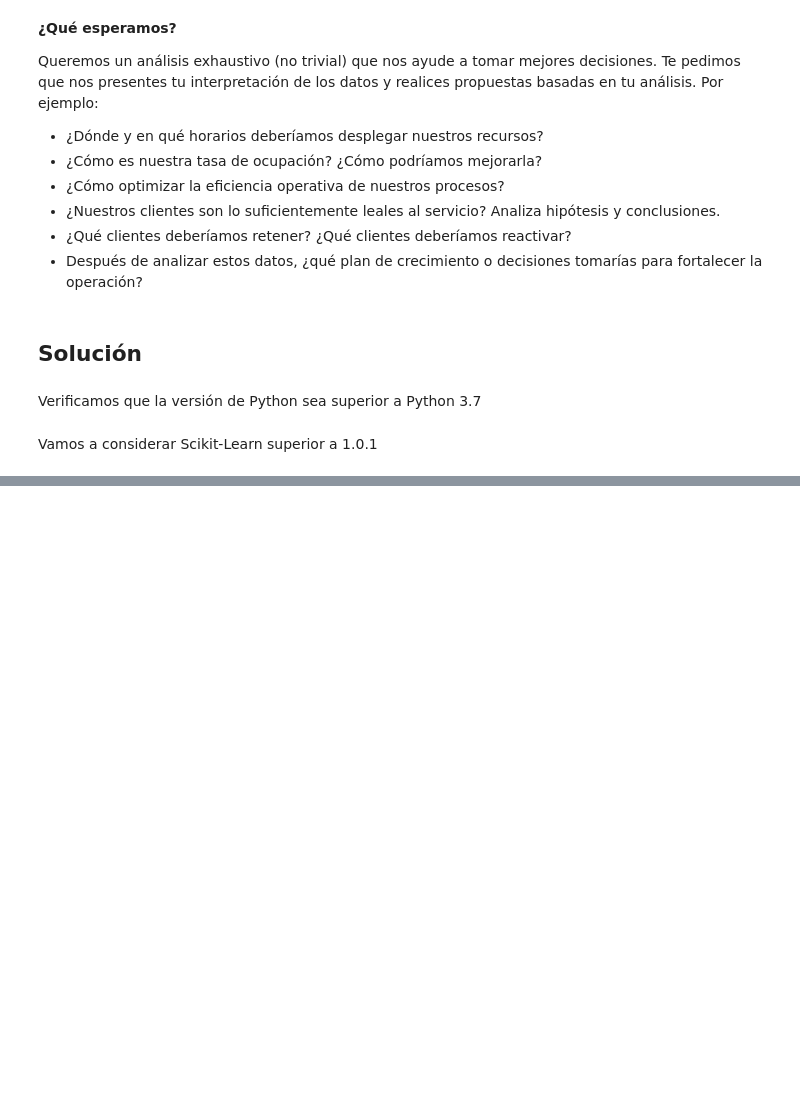
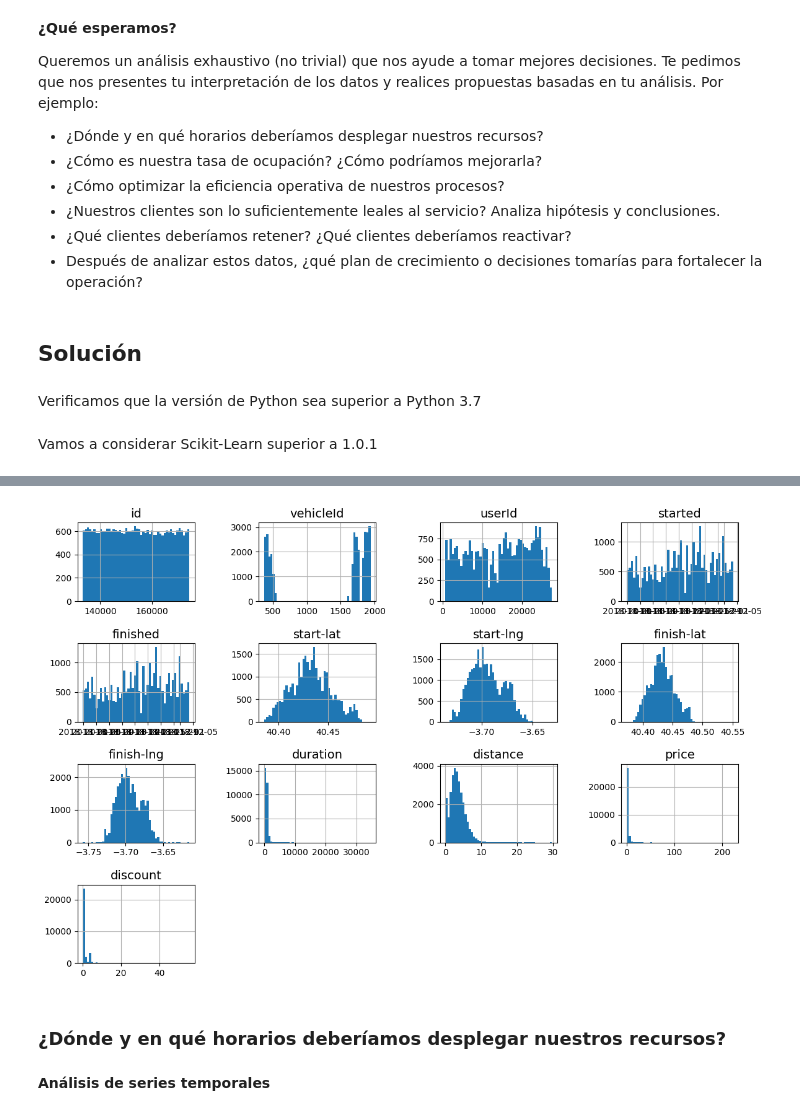
Before and after one commit to jesuusmontalvo/MIA_2024II_Machine_Learning, a Jupyter notebook: Learning/reto_banco_alfin.ipynb, the cells around one changed output, grey strips where cells are left out. Cells and saved outputs as stored; diff of their text form; code cells hidden in the pictures; blank space fills up the shorter version.

```diff
--- a/Learning/reto_banco_alfin.ipynb
+++ b/Learning/reto_banco_alfin.ipynb
@@ -44,3 +44,8 @@ from packaging import version
 import sklearn
 
 assert version.parse(sklearn.__version__) >= version.parse("1.0.1")
+# %%
+from pathlib import Path
+import pandas as pd
+
+data = pd.read_csv(Path("datasets/data.csv"), delimiter=";")
@@ -46,0 +88,3 @@ assert version.parse(sklearn.__version__) >= version.parse("1.0.1")
+# %%
+data['started'] = pd.to_datetime(data['started'], utc=True)
+data['finished'] = pd.to_datetime(data['finished'], utc=True)
@@ -46,0 +137,9 @@ assert version.parse(sklearn.__version__) >= version.parse("1.0.1")
+# %%
+IMAGES_PATH = Path() / "images" / "reto_banco_alfin"
+IMAGES_PATH.mkdir(parents=True, exist_ok=True)
+
+def save_fig(fig_id, tight_layout=True, fig_extension="png", resolution=300):
+    path = IMAGES_PATH / f"{fig_id}.{fig_extension}"
+    if tight_layout:
+        plt.tight_layout()
+    plt.savefig(path, format=fig_extension, dpi=resolution)
@@ -46,0 +164,18 @@ assert version.parse(sklearn.__version__) >= version.parse("1.0.1")
+# %%
+import matplotlib.pyplot as plt
+
+plt.rc('font', size=14)
+plt.rc('axes', labelsize=14, titlesize=14)
+plt.rc('legend', fontsize=14)
+plt.rc('xtick', labelsize=10)
+plt.rc('ytick', labelsize=10)
+
+data.hist(bins=50, figsize=(12, 8))
+save_fig("histogramas_de_los_atributos")
+plt.show()
+# %% [output]
+[figure, added]
+# %% [markdown]
+### ¿Dónde y en qué horarios deberíamos desplegar nuestros recursos?
+# %% [markdown]
+**Análisis de series temporales**
```
Also changed, not shown: parts of 13 cells of this notebook, 1 other file.
